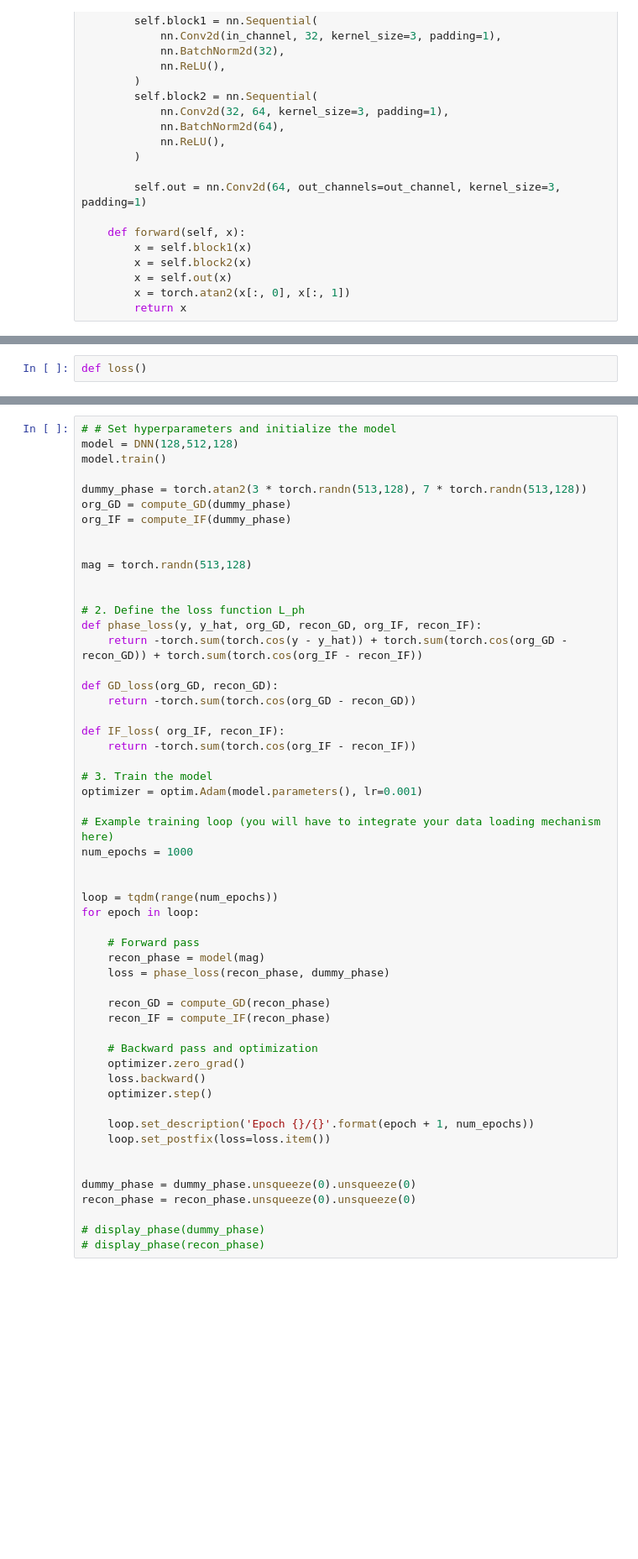
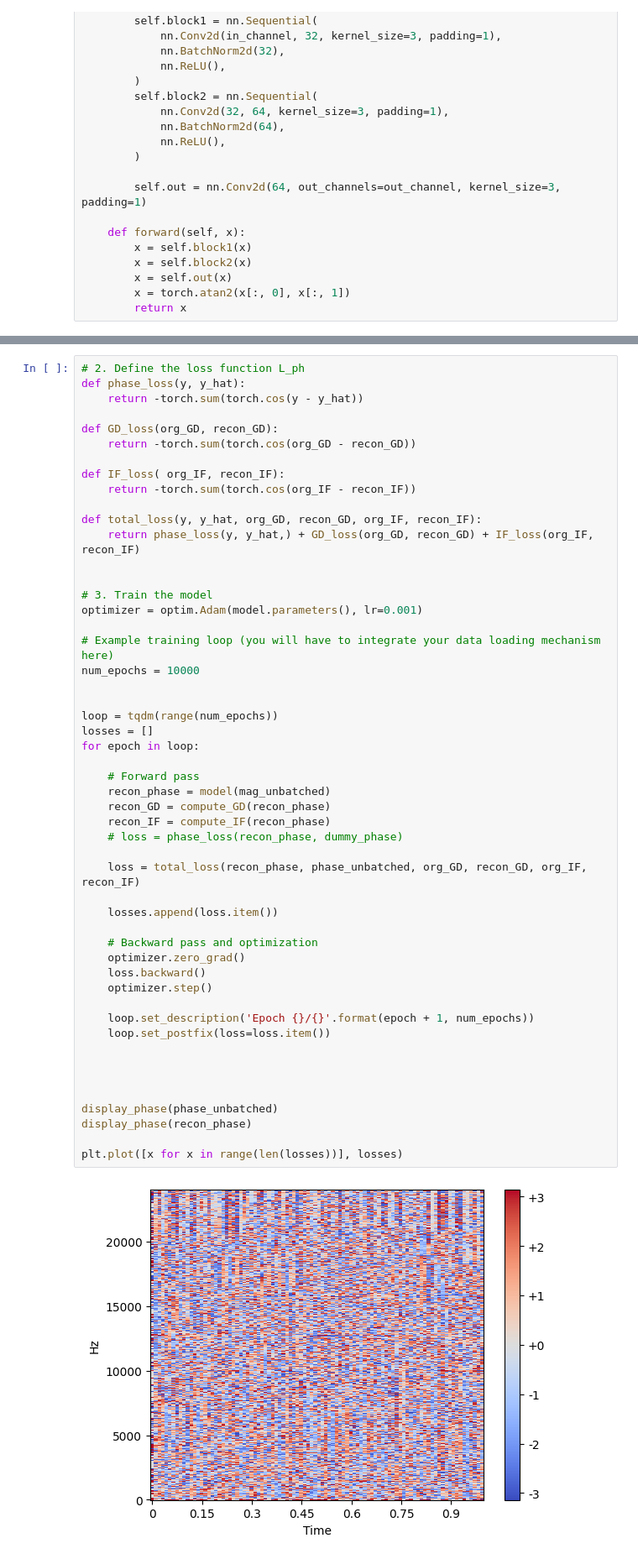
Before and after one commit to llctrautmann/MisesLossML, a Jupyter notebook: notebooks/simple_arctan_model.ipynb, the cells around one changed output, grey strips where cells are left out. Shown at 84% size. Drawn from its saved outputs; the diff is of its cells as text; blank space fills up the shorter version.

```diff
--- a/notebooks/simple_arctan_model.ipynb
+++ b/notebooks/simple_arctan_model.ipynb
@@ -220,4 +237,2 @@ dummy_phase = torch.atan2(3 * torch.randn(1, 1, 513,128), 7 * torch.randn(1, 1,
 out = vm_model(t).unsqueeze(0).unsqueeze(0)
 # display_phase(out)
-# %%
-def loss()
@@ -224,54 +260,53 @@ def loss()
 # %%
-# # Set hyperparameters and initialize the model
-model = DNN(128,512,128)
-model.train()
-
-dummy_phase = torch.atan2(3 * torch.randn(513,128), 7 * torch.randn(513,128))
-org_GD = compute_GD(dummy_phase)
-org_IF = compute_IF(dummy_phase)
-
-
-mag = torch.randn(513,128)
-
-
 # 2. Define the loss function L_ph
-def phase_loss(y, y_hat, org_GD, recon_GD, org_IF, recon_IF):
-    return -torch.sum(torch.cos(y - y_hat)) + torch.sum(torch.cos(org_GD - recon_GD)) + torch.sum(torch.cos(org_IF - recon_IF))
+def phase_loss(y, y_hat):
+    return -torch.sum(torch.cos(y - y_hat))
 
 def GD_loss(org_GD, recon_GD):
     return -torch.sum(torch.cos(org_GD - recon_GD))
 
 def IF_loss( org_IF, recon_IF):
     return -torch.sum(torch.cos(org_IF - recon_IF))
 
+def total_loss(y, y_hat, org_GD, recon_GD, org_IF, recon_IF):
+    return phase_loss(y, y_hat,) + GD_loss(org_GD, recon_GD) + IF_loss(org_IF, recon_IF)
+
+
 # 3. Train the model
 optimizer = optim.Adam(model.parameters(), lr=0.001)
 
 # Example training loop (you will have to integrate your data loading mechanism here)
-num_epochs = 1000
+num_epochs = 10000
 
 
 loop = tqdm(range(num_epochs))
+losses = []
 for epoch in loop:
 
     # Forward pass
-    recon_phase = model(mag)
-    loss = phase_loss(recon_phase, dummy_phase)
-
+    recon_phase = model(mag_unbatched)
     recon_GD = compute_GD(recon_phase)
     recon_IF = compute_IF(recon_phase)
+    # loss = phase_loss(recon_phase, dummy_phase)
+
+    loss = total_loss(recon_phase, phase_unbatched, org_GD, recon_GD, org_IF, recon_IF)
+
+    losses.append(loss.item())
 
     # Backward pass and optimization
     optimizer.zero_grad()
     loss.backward()
     optimizer.step()
 
     loop.set_description('Epoch {}/{}'.format(epoch + 1, num_epochs))
     loop.set_postfix(loss=loss.item())
 
 
-dummy_phase = dummy_phase.unsqueeze(0).unsqueeze(0)
-recon_phase = recon_phase.unsqueeze(0).unsqueeze(0)
 
-# display_phase(dummy_phase)
-# display_phase(recon_phase)
+
+display_phase(phase_unbatched)
+display_phase(recon_phase)
+
+plt.plot([x for x in range(len(losses))], losses)
+# %% [output]
+[figure, added]
```
Also changed, not shown: parts of 20 cells of this notebook, 3 other files.
